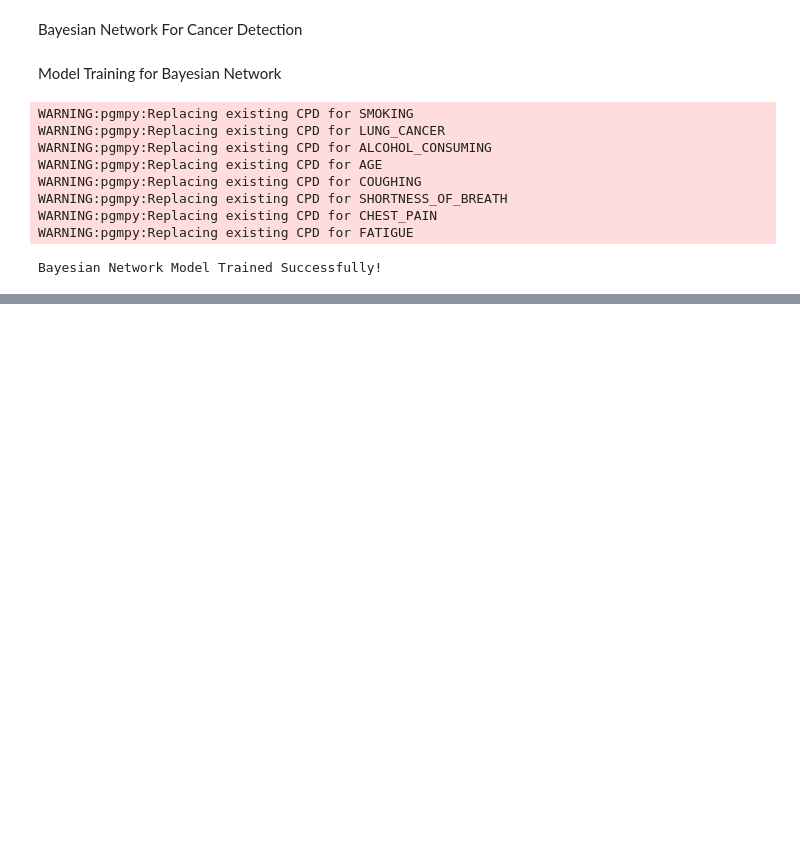
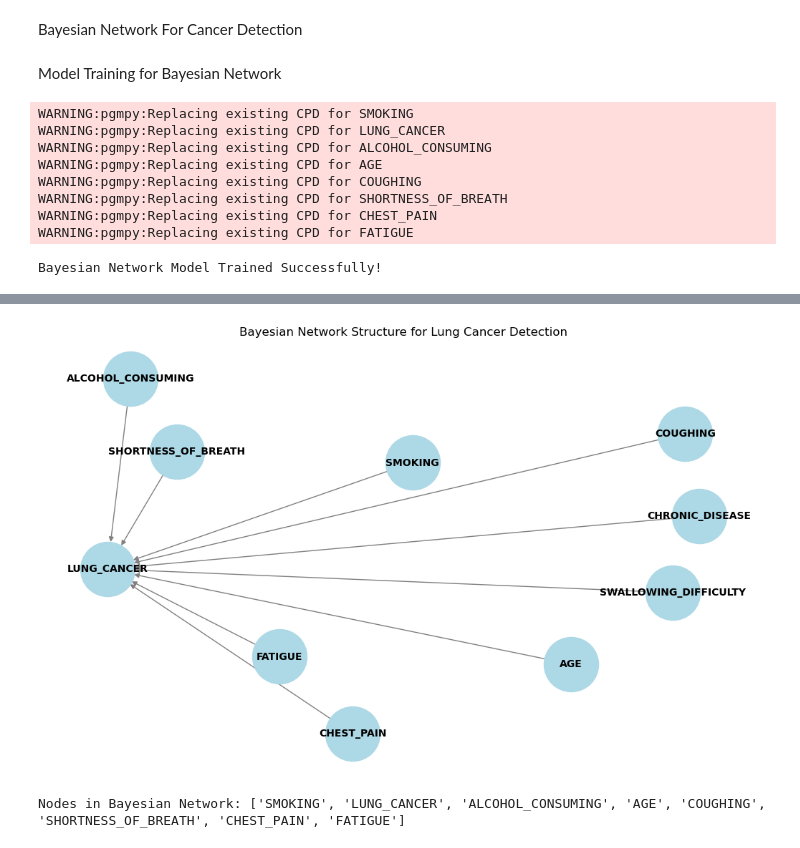
Before and after one commit to nivedhbot/earlycancerdetection_ML, a Jupyter notebook: LungCancer.ipynb, the cells around one changed output, grey strips where cells are left out. Cells and saved outputs as stored; diff of their text form; code cells hidden in the pictures; blank space fills up the shorter version.

Commit message:
change predict cancer

```diff
--- a/LungCancer.ipynb
+++ b/LungCancer.ipynb
@@ -143,0 +155,30 @@ Bayesian Network Model Trained Successfully!
+# %%
+import networkx as nx
+import matplotlib.pyplot as plt
+
+G = nx.DiGraph()
+
+edges = [
+    ("SMOKING", "LUNG_CANCER"),
+    ("ALCOHOL_CONSUMING", "LUNG_CANCER"),
+    ("AGE", "LUNG_CANCER"),
+    ("COUGHING", "LUNG_CANCER"),
+    ("SHORTNESS_OF_BREATH", "LUNG_CANCER"),
+    ("CHEST_PAIN", "LUNG_CANCER"),
+    ("FATIGUE", "LUNG_CANCER"),
+    ("CHRONIC_DISEASE", "LUNG_CANCER"),
+    ("SWALLOWING_DIFFICULTY", "LUNG_CANCER")
+]
+G.add_edges_from(edges)
+
+plt.figure(figsize=(10, 6))
+pos = nx.spring_layout(G)
+nx.draw(G, pos, with_labels=True, node_color="lightblue", edge_color="gray", node_size=3000, font_size=10, font_weight="bold")
+plt.title("Bayesian Network Structure for Lung Cancer Detection")
+plt.show()
+# %% [output]
+[figure, added]
+# %%
+print("Nodes in Bayesian Network:", inference.model.nodes())
+# %% [output]
+Nodes in Bayesian Network: ['SMOKING', 'LUNG_CANCER', 'ALCOHOL_CONSUMING', 'AGE', 'COUGHING', 'SHORTNESS_OF_BREATH', 'CHEST_PAIN', 'FATIGUE']
```
Also changed, not shown: parts of 3 cells of this notebook.
